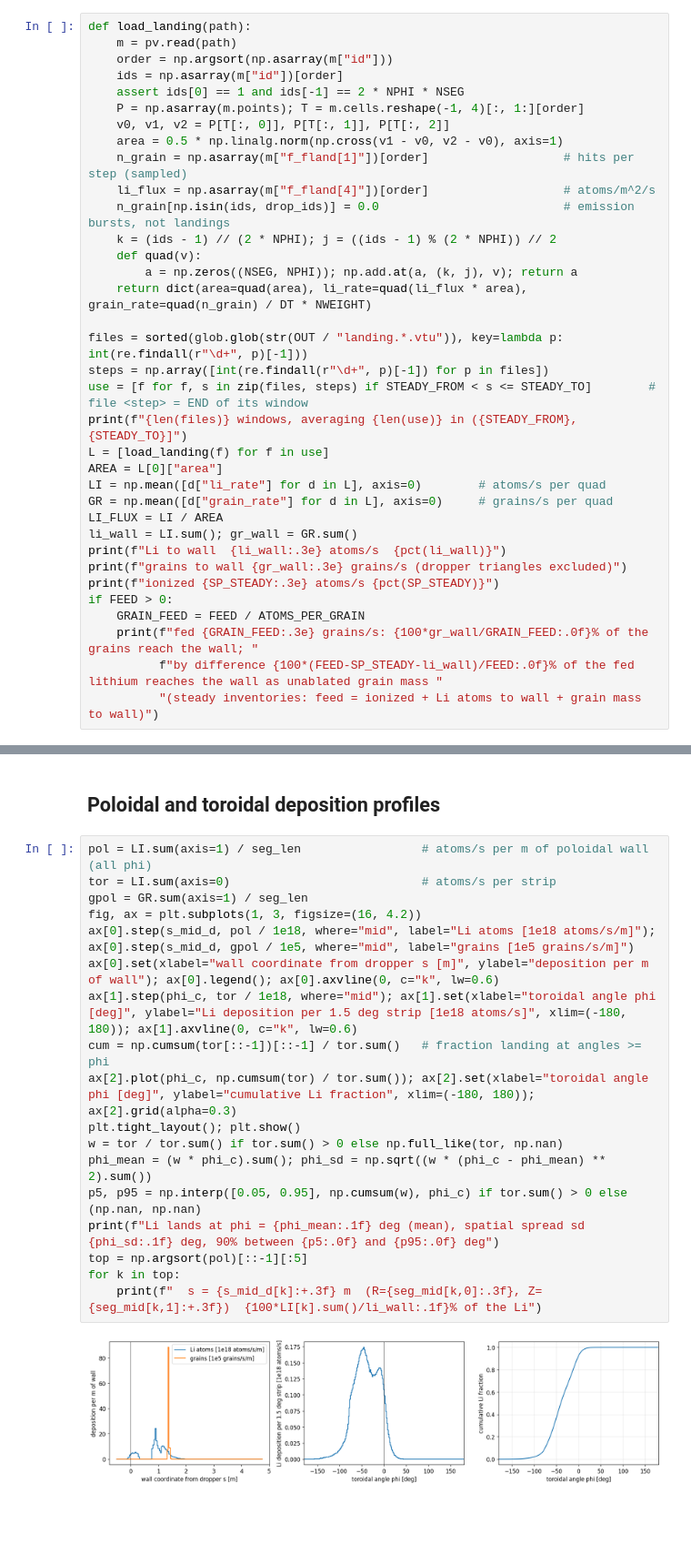
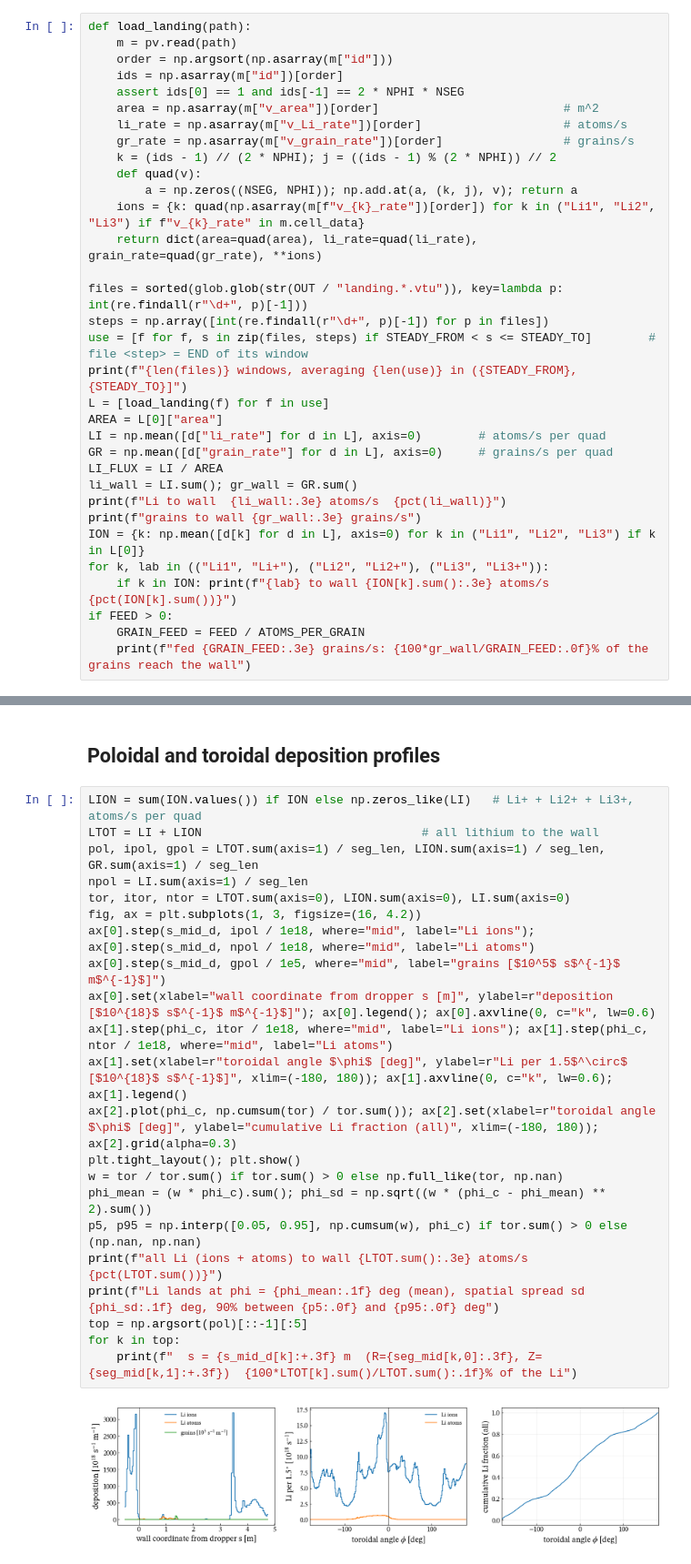
Before and after one commit to ORNL-Fusion/OpenEdge, a Jupyter notebook: examples/workflows/particulates/st40_lithium_powder_dropper/openedge/3d/notebooks/st40_3d_landing.ipynb, the cells around one changed output, grey strips where cells are left out. Shown at 91% size. Cells and saved outputs as stored; diff of their text form; blank space fills up the shorter version.

```diff
--- a/examples/workflows/particulates/st40_lithium_powder_dropper/openedge/3d/notebooks/st40_3d_landing.ipynb
+++ b/examples/workflows/particulates/st40_lithium_powder_dropper/openedge/3d/notebooks/st40_3d_landing.ipynb
@@ -130,16 +127,14 @@ def load_landing(path):
     order = np.argsort(np.asarray(m["id"]))
     ids = np.asarray(m["id"])[order]
     assert ids[0] == 1 and ids[-1] == 2 * NPHI * NSEG
-    P = np.asarray(m.points); T = m.cells.reshape(-1, 4)[:, 1:][order]
-    v0, v1, v2 = P[T[:, 0]], P[T[:, 1]], P[T[:, 2]]
-    area = 0.5 * np.linalg.norm(np.cross(v1 - v0, v2 - v0), axis=1)
-    n_grain = np.asarray(m["f_fland[1]"])[order]                   # hits per step (sampled)
-    li_flux = np.asarray(m["f_fland[4]"])[order]                   # atoms/m^2/s
-    n_grain[np.isin(ids, drop_ids)] = 0.0                          # emission bursts, not landings
+    area = np.asarray(m["v_area"])[order]                          # m^2
+    li_rate = np.asarray(m["v_Li_rate"])[order]                    # atoms/s
+    gr_rate = np.asarray(m["v_grain_rate"])[order]                 # grains/s
     k = (ids - 1) // (2 * NPHI); j = ((ids - 1) % (2 * NPHI)) // 2
     def quad(v):
         a = np.zeros((NSEG, NPHI)); np.add.at(a, (k, j), v); return a
-    return dict(area=quad(area), li_rate=quad(li_flux * area), grain_rate=quad(n_grain) / DT * NWEIGHT)
+    ions = {k: quad(np.asarray(m[f"v_{k}_rate"])[order]) for k in ("Li1", "Li2", "Li3") if f"v_{k}_rate" in m.cell_data}
+    return dict(area=quad(area), li_rate=quad(li_rate), grain_rate=quad(gr_rate), **ions)
 
 files = sorted(glob.glob(str(OUT / "landing.*.vtu")), key=lambda p: int(re.findall(r"\d+", p)[-1]))
 steps = np.array([int(re.findall(r"\d+", p)[-1]) for p in files])
@@ -152,12 +147,12 @@ GR = np.mean([d["grain_rate"] for d in L], axis=0)     # grains/s per quad
 LI_FLUX = LI / AREA
 li_wall = LI.sum(); gr_wall = GR.sum()
 print(f"Li to wall  {li_wall:.3e} atoms/s  {pct(li_wall)}")
-print(f"grains to wall {gr_wall:.3e} grains/s (dropper triangles excluded)")
-print(f"ionized {SP_STEADY:.3e} atoms/s {pct(SP_STEADY)}")
+print(f"grains to wall {gr_wall:.3e} grains/s")
+ION = {k: np.mean([d[k] for d in L], axis=0) for k in ("Li1", "Li2", "Li3") if k in L[0]}
+for k, lab in (("Li1", "Li+"), ("Li2", "Li2+"), ("Li3", "Li3+")):
+    if k in ION: print(f"{lab} to wall {ION[k].sum():.3e} atoms/s  {pct(ION[k].sum())}")
 if FEED > 0:
     GRAIN_FEED = FEED / ATOMS_PER_GRAIN
-    print(f"fed {GRAIN_FEED:.3e} grains/s: {100*gr_wall/GRAIN_FEED:.0f}% of the grains reach the wall; "
-          f"by difference {100*(FEED-SP_STEADY-li_wall)/FEED:.0f}% of the fed lithium reaches the wall as unablated grain mass "
-          "(steady inventories: feed = ionized + Li atoms to wall + grain mass to wall)")
+    print(f"fed {GRAIN_FEED:.3e} grains/s: {100*gr_wall/GRAIN_FEED:.0f}% of the grains reach the wall")
 # %% [output]
 21 windows, averaging 8 in (120000, 200000]
@@ -193,22 +165,26 @@ plt.tight_layout(); plt.show()
 # %% [markdown]
 ## Poloidal and toroidal deposition profiles
 # %%
-pol = LI.sum(axis=1) / seg_len                 # atoms/s per m of poloidal wall (all phi)
-tor = LI.sum(axis=0)                           # atoms/s per strip
-gpol = GR.sum(axis=1) / seg_len
+LION = sum(ION.values()) if ION else np.zeros_like(LI)   # Li+ + Li2+ + Li3+, atoms/s per quad
+LTOT = LI + LION                               # all lithium to the wall
+pol, ipol, gpol = LTOT.sum(axis=1) / seg_len, LION.sum(axis=1) / seg_len, GR.sum(axis=1) / seg_len
+npol = LI.sum(axis=1) / seg_len
+tor, itor, ntor = LTOT.sum(axis=0), LION.sum(axis=0), LI.sum(axis=0)
 fig, ax = plt.subplots(1, 3, figsize=(16, 4.2))
-ax[0].step(s_mid_d, pol / 1e18, where="mid", label="Li atoms [1e18 atoms/s/m]"); ax[0].step(s_mid_d, gpol / 1e5, where="mid", label="grains [1e5 grains/s/m]")
-ax[0].set(xlabel="wall coordinate from dropper s [m]", ylabel="deposition per m of wall"); ax[0].legend(); ax[0].axvline(0, c="k", lw=0.6)
-ax[1].step(phi_c, tor / 1e18, where="mid"); ax[1].set(xlabel="toroidal angle phi [deg]", ylabel="Li deposition per 1.5 deg strip [1e18 atoms/s]", xlim=(-180, 180)); ax[1].axvline(0, c="k", lw=0.6)
-cum = np.cumsum(tor[::-1])[::-1] / tor.sum()   # fraction landing at angles >= phi
-ax[2].plot(phi_c, np.cumsum(tor) / tor.sum()); ax[2].set(xlabel="toroidal angle phi [deg]", ylabel="cumulative Li fraction", xlim=(-180, 180)); ax[2].grid(alpha=0.3)
+ax[0].step(s_mid_d, ipol / 1e18, where="mid", label="Li ions"); ax[0].step(s_mid_d, npol / 1e18, where="mid", label="Li atoms")
+ax[0].step(s_mid_d, gpol / 1e5, where="mid", label="grains [$10^5$ s$^{-1}$ m$^{-1}$]")
+ax[0].set(xlabel="wall coordinate from dropper s [m]", ylabel=r"deposition [$10^{18}$ s$^{-1}$ m$^{-1}$]"); ax[0].legend(); ax[0].axvline(0, c="k", lw=0.6)
+ax[1].step(phi_c, itor / 1e18, where="mid", label="Li ions"); ax[1].step(phi_c, ntor / 1e18, where="mid", label="Li atoms")
+ax[1].set(xlabel=r"toroidal angle $\phi$ [deg]", ylabel=r"Li per 1.5$^\circ$ [$10^{18}$ s$^{-1}$]", xlim=(-180, 180)); ax[1].axvline(0, c="k", lw=0.6); ax[1].legend()
+ax[2].plot(phi_c, np.cumsum(tor) / tor.sum()); ax[2].set(xlabel=r"toroidal angle $\phi$ [deg]", ylabel="cumulative Li fraction (all)", xlim=(-180, 180)); ax[2].grid(alpha=0.3)
 plt.tight_layout(); plt.show()
 w = tor / tor.sum() if tor.sum() > 0 else np.full_like(tor, np.nan)
 phi_mean = (w * phi_c).sum(); phi_sd = np.sqrt((w * (phi_c - phi_mean) ** 2).sum())
 p5, p95 = np.interp([0.05, 0.95], np.cumsum(w), phi_c) if tor.sum() > 0 else (np.nan, np.nan)
+print(f"all Li (ions + atoms) to wall {LTOT.sum():.3e} atoms/s {pct(LTOT.sum())}")
 print(f"Li lands at phi = {phi_mean:.1f} deg (mean), spatial spread sd {phi_sd:.1f} deg, 90% between {p5:.0f} and {p95:.0f} deg")
 top = np.argsort(pol)[::-1][:5]
 for k in top:
-    print(f"  s = {s_mid_d[k]:+.3f} m  (R={seg_mid[k,0]:.3f}, Z={seg_mid[k,1]:+.3f})  {100*LI[k].sum()/li_wall:.1f}% of the Li")
+    print(f"  s = {s_mid_d[k]:+.3f} m  (R={seg_mid[k,0]:.3f}, Z={seg_mid[k,1]:+.3f})  {100*LTOT[k].sum()/LTOT.sum():.1f}% of the Li")
 # %% [output]
-[figure, old version]
+[figure, new version]
```
Also changed, not shown: parts of 19 cells of this notebook, 5 other files.
